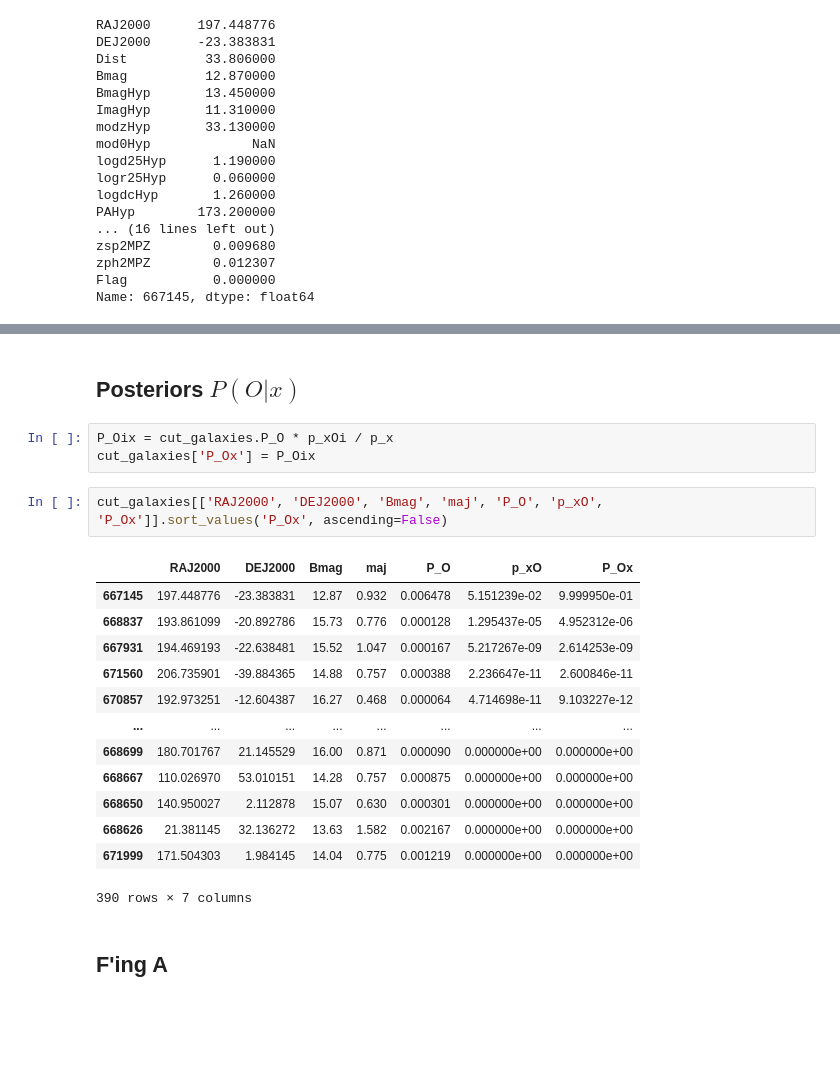
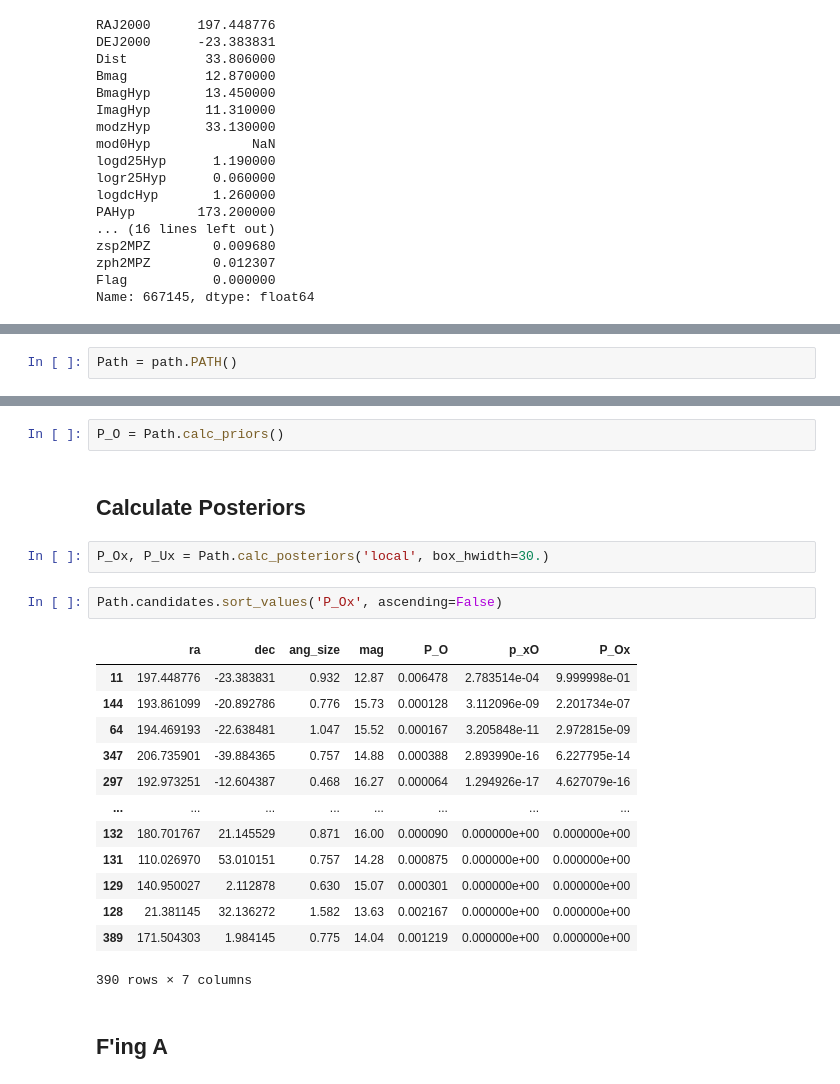
Before and after one commit to FRBs/astropath, a Jupyter notebook: docs/nb/GW_example.ipynb, the cells around one changed output, grey strips where cells are left out. Saved outputs shown, nothing was run; the diff lists cells and outputs as text; blank space fills up the shorter version.

```diff
--- a/docs/nb/GW_example.ipynb
+++ b/docs/nb/GW_example.ipynb
@@ -117,0 +123,2 @@ Name: 667145, dtype: float64
+# %%
+Path = path.PATH()
@@ -163,24 +149,25 @@ p_x
+# %%
+P_O = Path.calc_priors()
 # %% [markdown]
-## Posteriors $P(O|x)$
+## Calculate Posteriors
-# %%
-P_Oix = cut_galaxies.P_O * p_xOi / p_x
-cut_galaxies['P_Ox'] = P_Oix
-# %%
-cut_galaxies[['RAJ2000', 'DEJ2000', 'Bmag', 'maj', 'P_O', 'p_xO', 'P_Ox']].sort_values('P_Ox', ascending=False)
-# %% [output]
-|  | RAJ2000 | DEJ2000 | Bmag | maj | P_O | p_xO | P_Ox |
-| 667145 | 197.448776 | -23.383831 | 12.87 | 0.932 | 0.006478 | 5.151239e-02 | 9.999950e-01 |
-| 668837 | 193.861099 | -20.892786 | 15.73 | 0.776 | 0.000128 | 1.295437e-05 | 4.952312e-06 |
-| 667931 | 194.469193 | -22.638481 | 15.52 | 1.047 | 0.000167 | 5.217267e-09 | 2.614253e-09 |
-| 671560 | 206.735901 | -39.884365 | 14.88 | 0.757 | 0.000388 | 2.236647e-11 | 2.600846e-11 |
-| 670857 | 192.973251 | -12.604387 | 16.27 | 0.468 | 0.000064 | 4.714698e-11 | 9.103227e-12 |
-| ... | ... | ... | ... | ... | ... | ... | ... |
-| 668699 | 180.701767 | 21.145529 | 16.00 | 0.871 | 0.000090 | 0.000000e+00 | 0.000000e+00 |
-| 668667 | 110.026970 | 53.010151 | 14.28 | 0.757 | 0.000875 | 0.000000e+00 | 0.000000e+00 |
-| 668650 | 140.950027 | 2.112878 | 15.07 | 0.630 | 0.000301 | 0.000000e+00 | 0.000000e+00 |
-| 668626 | 21.381145 | 32.136272 | 13.63 | 1.582 | 0.002167 | 0.000000e+00 | 0.000000e+00 |
-| 671999 | 171.504303 | 1.984145 | 14.04 | 0.775 | 0.001219 | 0.000000e+00 | 0.000000e+00 |
-390 rows × 7 columns
+# %%
+P_Ox, P_Ux = Path.calc_posteriors('local', box_hwidth=30.)
+# %%
+Path.candidates.sort_values('P_Ox', ascending=False)
+# %% [output]
+|  | ra | dec | ang_size | mag | P_O | p_xO | P_Ox |
+| 11 | 197.448776 | -23.383831 | 0.932 | 12.87 | 0.006478 | 2.783514e-04 | 9.999998e-01 |
+| 144 | 193.861099 | -20.892786 | 0.776 | 15.73 | 0.000128 | 3.112096e-09 | 2.201734e-07 |
+| 64 | 194.469193 | -22.638481 | 1.047 | 15.52 | 0.000167 | 3.205848e-11 | 2.972815e-09 |
+| 347 | 206.735901 | -39.884365 | 0.757 | 14.88 | 0.000388 | 2.893990e-16 | 6.227795e-14 |
+| 297 | 192.973251 | -12.604387 | 0.468 | 16.27 | 0.000064 | 1.294926e-17 | 4.627079e-16 |
+| ... | ... | ... | ... | ... | ... | ... | ... |
+| 132 | 180.701767 | 21.145529 | 0.871 | 16.00 | 0.000090 | 0.000000e+00 | 0.000000e+00 |
+| 131 | 110.026970 | 53.010151 | 0.757 | 14.28 | 0.000875 | 0.000000e+00 | 0.000000e+00 |
+| 129 | 140.950027 | 2.112878 | 0.630 | 15.07 | 0.000301 | 0.000000e+00 | 0.000000e+00 |
+| 128 | 21.381145 | 32.136272 | 1.582 | 13.63 | 0.002167 | 0.000000e+00 | 0.000000e+00 |
+| 389 | 171.504303 | 1.984145 | 0.775 | 14.04 | 0.001219 | 0.000000e+00 | 0.000000e+00 |
+390 rows × 7 columns
 # %% [markdown]
 ## F'ing A
 # %% [markdown]
```
Also changed, not shown: parts of 24 cells of this notebook, 1 other file.
